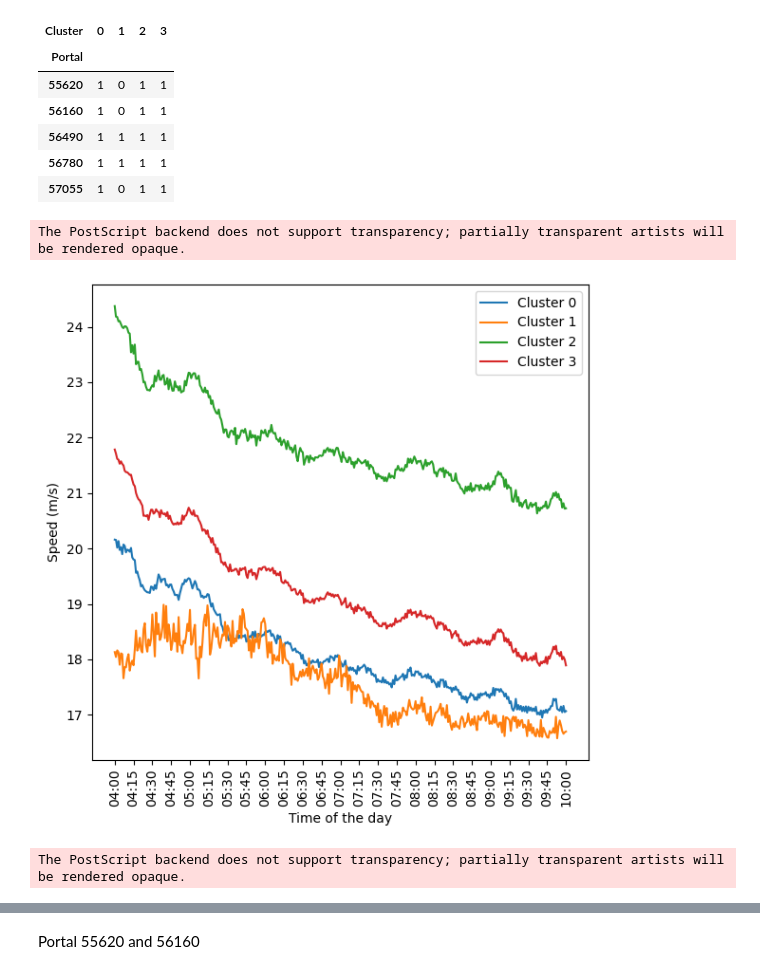
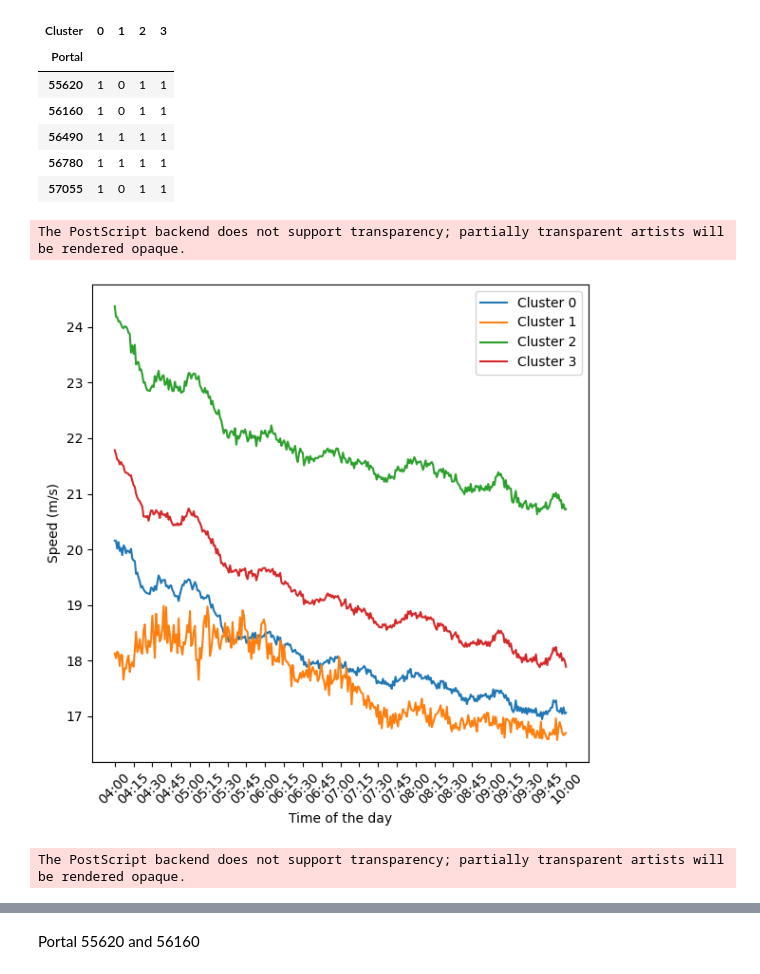
Before and after one commit to Jojo18-20/Project_AI_Transportation, a Jupyter notebook: data_exploration.ipynb, the cells around one changed output, grey strips where cells are left out. Saved outputs shown, nothing was run; the diff lists cells and outputs as text; code cells hidden in the pictures.

```diff
--- a/data_exploration.ipynb
+++ b/data_exploration.ipynb
@@ -371,23 +412,27 @@ Silhouette Score: 0.234
 | 56780 | 1 | 1 | 1 | 1 |
 | 57055 | 1 | 0 | 1 | 1 |
 # %%
+#create dictionary sensor -cluster
 sensor_to_cluster = dict(zip(sensor_ids, labels))
+#add cluster as column
 df_clustering["Cluster"] = df_clustering["DP_ID"].map(sensor_to_cluster)
+#groupby time of the day and cluster
 speed_profile = df_clustering.groupby(["Time_only", "Cluster"])["SPEED_MS_AVG"].mean().unstack()
+#for display on x-axis
 speed_profile.index = speed_profile.index.map(lambda t: t.strftime('%H:%M'))
-
-
+#groupby by time of the day and cluster
 flow_profile  = df_clustering.groupby(["Time_only", "Cluster"])["FLOW"].mean().unstack()
+#for display on x-axis
 flow_profile.index  = flow_profile.index.map(lambda t: t.strftime('%H:%M'))
 
-import matplotlib.pyplot as plt
+#PLot
+
 
 # SPEED
 plt.figure(figsize=(6, 6))
 for cid in speed_profile.columns:
     plt.plot(speed_profile.index, speed_profile[cid], label=f"Cluster {cid}")
-plt.xticks(speed_profile.index[::15], rotation=90)  #plot time only every 15 mins
-
+plt.xticks(speed_profile.index[::15], rotation=45)  #plot time only every 15 mins
 plt.xlabel("Time of the day")
 plt.ylabel("Speed (m/s)")
 plt.legend()
@@ -397,37 +442,36 @@ plt.savefig("Plots/Speed/clustering_5portals.png")
 
 #plt.savefig("Plots/Speed/clustering_3portals.eps")
 #plt.savefig("Plots/Speed/clustering_3portals.png")
 
 plt.show()
 
 # FLOW
 plt.figure(figsize=(6, 6))
 for cid in flow_profile.columns:
     plt.plot(flow_profile.index, flow_profile[cid], label=f"Cluster {cid}")
 plt.xlabel("Time of the day")
-plt.xticks(flow_profile.index[::15], rotation=90)  #plot time only every 15 mins
+plt.xticks(flow_profile.index[::15], rotation=45)  #plot time only every 15 mins
+plt.ylabel("Flow ")
 
-plt.ylabel("Flow ")
-plt.xticks(rotation=45)
 plt.legend()
 plt.tight_layout()
 plt.savefig("Plots/Flow/clustering_5portals.eps")
 plt.savefig("Plots/Flow/clustering_5portals.png")
 
 #plt.savefig("Plots/Flow/clustering_3portals.eps")
 #plt.savefig("Plots/Flow/clustering_3portals.png")
 
 
 plt.show()
 
 
 ## cluster 2 probably left lane:
 ## cluster 3 probably middle lane:
 # cluster 0  probably right lane and
 #cluster 1 probably to and from flow
 # %% [output]
 The PostScript backend does not support transparency; partially transparent artists will be rendered opaque.
-[figure, old version]
+[figure, new version]
 The PostScript backend does not support transparency; partially transparent artists will be rendered opaque.
 [figure]
 # %% [markdown]
```
Also changed, not shown: parts of 33 cells of this notebook, 7 other files.
